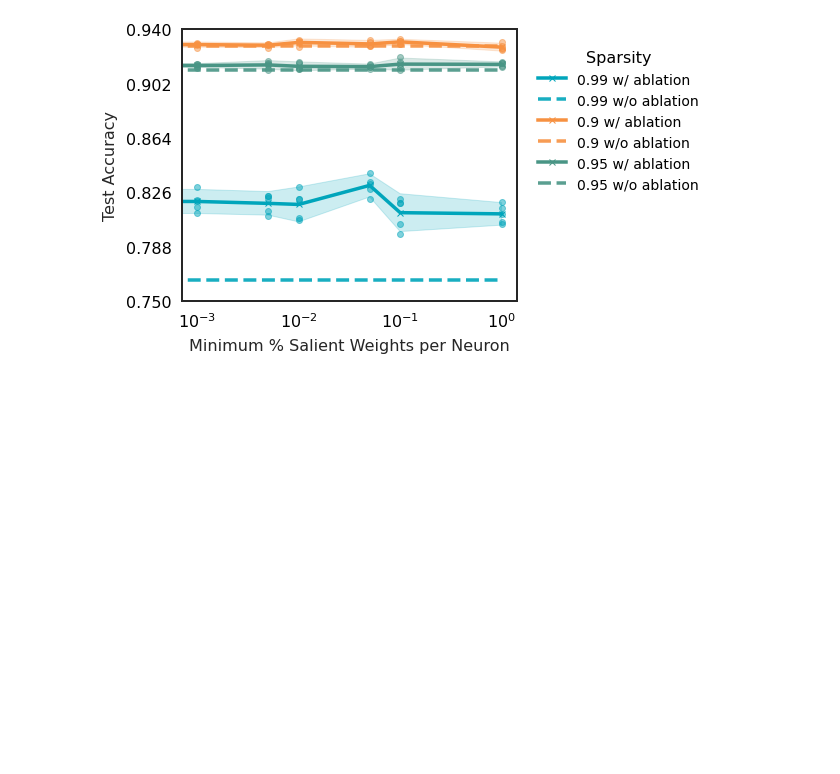
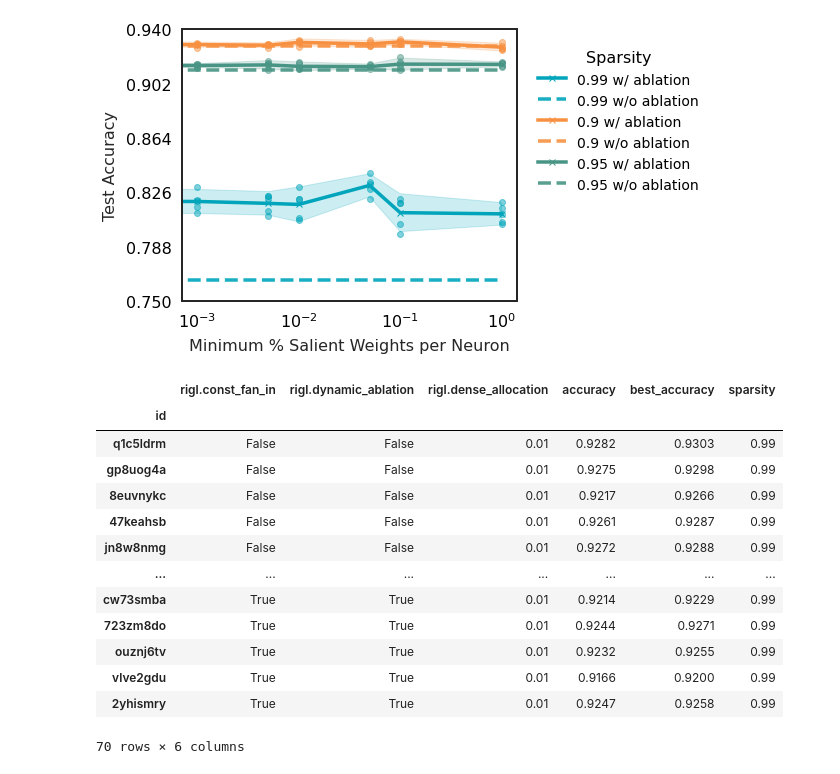
Before and after one commit to calgaryml/condensed-sparsity, a Jupyter notebook: notebooks/final_results.ipynb, the cells around one changed output. Cells and saved outputs as stored; diff of their text form; code cells hidden in the pictures; blank space fills up the shorter version.

```diff
--- a/notebooks/final_results.ipynb
+++ b/notebooks/final_results.ipynb
@@ -811,3 +824,28 @@ fig.show()
 # %% [output]
 [figure]
 [figure]
+# %%
+    interested_cols=[
+        "rigl.const_fan_in",
+        "rigl.dynamic_ablation",
+        "rigl.dense_allocation",
+        "accuracy",
+        "best_accuracy",
+        "sparsity"
+    ]
+df.loc[resnet_ids].loc[~df["rigl.dynamic_ablation"].isna()][interested_cols]
+# %% [output]
+|  | rigl.const_fan_in | rigl.dynamic_ablation | rigl.dense_allocation | accuracy | best_accuracy | sparsity |
+| id |  |  |  |  |  |  |
+| q1c5ldrm | False | False | 0.01 | 0.9282 | 0.9303 | 0.99 |
+| gp8uog4a | False | False | 0.01 | 0.9275 | 0.9298 | 0.99 |
+| 8euvnykc | False | False | 0.01 | 0.9217 | 0.9266 | 0.99 |
+| 47keahsb | False | False | 0.01 | 0.9261 | 0.9287 | 0.99 |
+| jn8w8nmg | False | False | 0.01 | 0.9272 | 0.9288 | 0.99 |
+| ... | ... | ... | ... | ... | ... | ... |
+| cw73smba | True | True | 0.01 | 0.9214 | 0.9229 | 0.99 |
+| 723zm8do | True | True | 0.01 | 0.9244 | 0.9271 | 0.99 |
+| ouznj6tv | True | True | 0.01 | 0.9232 | 0.9255 | 0.99 |
+| vlve2gdu | True | True | 0.01 | 0.9166 | 0.9200 | 0.99 |
+| 2yhismry | True | True | 0.01 | 0.9247 | 0.9258 | 0.99 |
+70 rows × 6 columns
```
Also changed, not shown: parts of 10 cells of this notebook.
